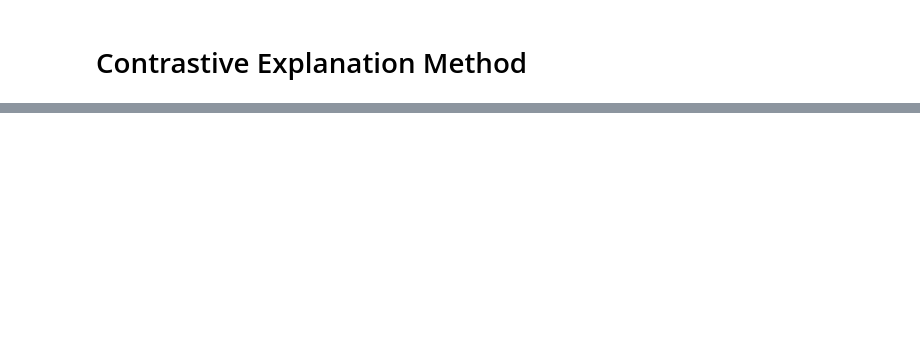
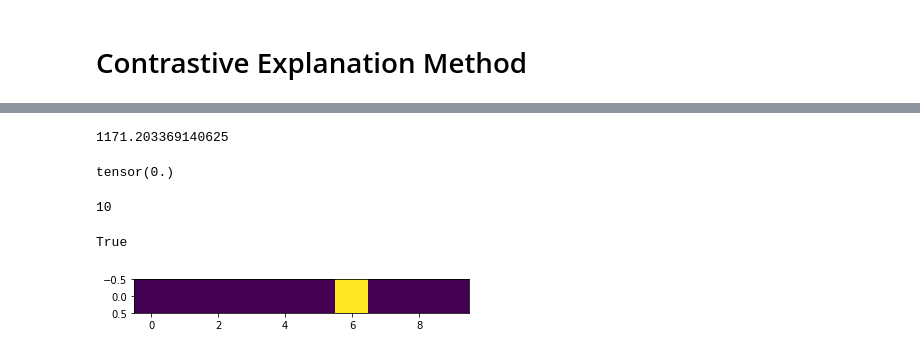
Before and after one commit to davidvos/contrastive-explanation-method, a Jupyter notebook: main.ipynb, the cells around one changed output, grey strips where cells are left out. Cells and saved outputs as stored; diff of their text form; code cells hidden in the pictures; blank space fills up the shorter version.

```diff
--- a/main.ipynb
+++ b/main.ipynb
@@ -135,0 +143,18 @@ tensor(2)
+# %%
+print(CEM.best_loss)
+# %% [output]
+1171.203369140625
+# %%
+print(CEM.best_pert_loss)
+# %% [output]
+tensor(0.)
+# %%
+print(CEM.best_c)
+# %% [output]
+10
+# %%
+# latest delta
+plt.imshow(cnn(CEM.prev_deltas[-1].view(1, 28, 28)).detach())
+# %% [output]
+True
+[figure, added]
```
Also changed, not shown: parts of 10 cells of this notebook, 1 other file.
